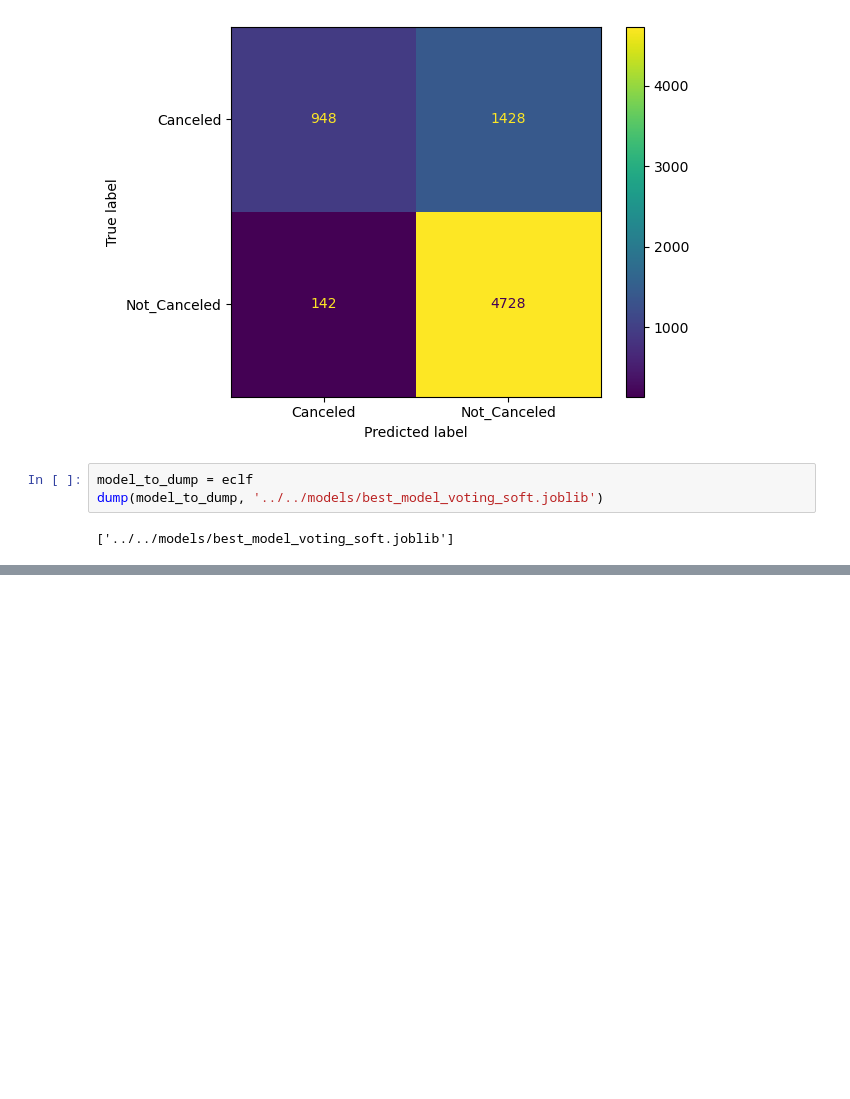
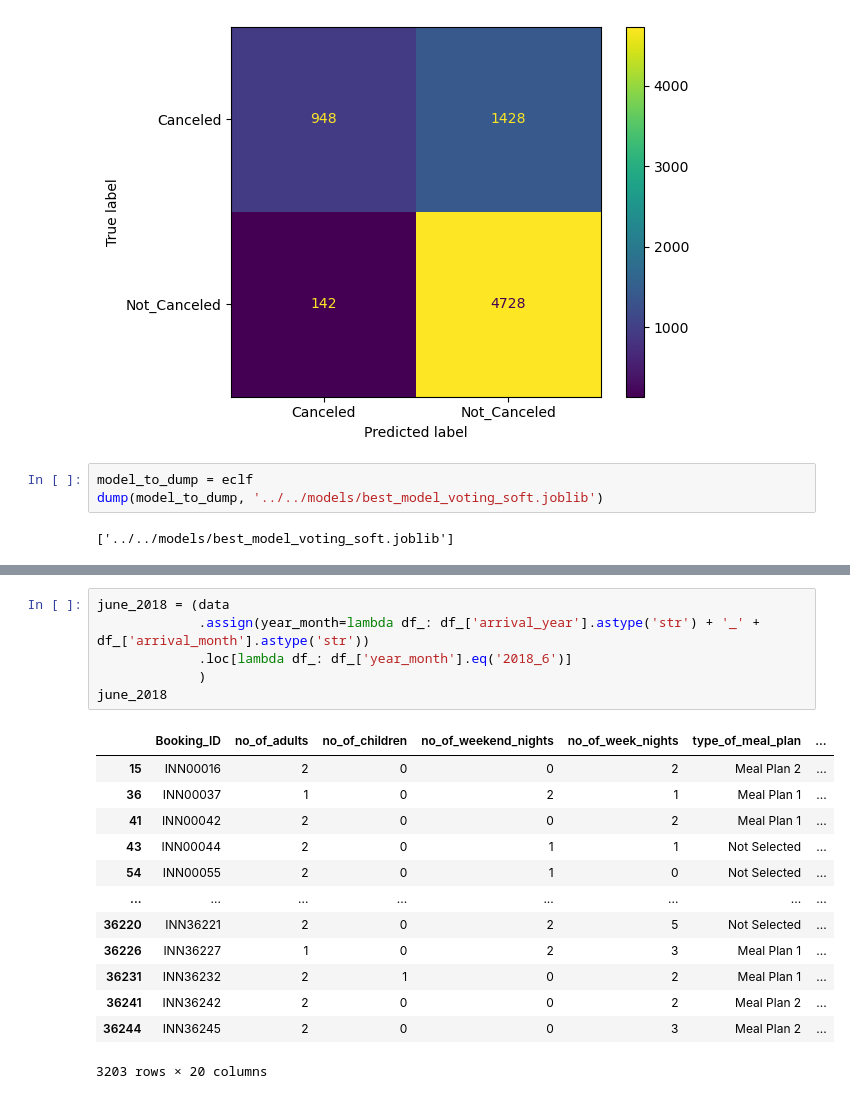
Before and after one commit to AndreasL7/hotel_reservation, a Jupyter notebook: notebook/exploratory/combined_llm_predictive.ipynb, the cells around one changed output, grey strips where cells are left out. Cells and saved outputs as stored; diff of their text form; blank space fills up the shorter version.

```diff
--- a/notebook/exploratory/combined_llm_predictive.ipynb
+++ b/notebook/exploratory/combined_llm_predictive.ipynb
@@ -1559,0 +1604,20 @@ dump(model_to_dump, '../../models/best_model_voting_soft.joblib')
+# %%
+june_2018 = (data
+             .assign(year_month=lambda df_: df_['arrival_year'].astype('str') + '_' + df_['arrival_month'].astype('str'))
+             .loc[lambda df_: df_['year_month'].eq('2018_6')]
+             )
+june_2018
+# %% [output]
+|  | Booking_ID | no_of_adults | no_of_children | no_of_weekend_nights | no_of_week_nights | type_of_meal_plan | ... |
+| 15 | INN00016 | 2 | 0 | 0 | 2 | Meal Plan 2 | ... |
+| 36 | INN00037 | 1 | 0 | 2 | 1 | Meal Plan 1 | ... |
+| 41 | INN00042 | 2 | 0 | 0 | 2 | Meal Plan 1 | ... |
+| 43 | INN00044 | 2 | 0 | 1 | 1 | Not Selected | ... |
+| 54 | INN00055 | 2 | 0 | 1 | 0 | Not Selected | ... |
+| ... | ... | ... | ... | ... | ... | ... | ... |
+| 36220 | INN36221 | 2 | 0 | 2 | 5 | Not Selected | ... |
+| 36226 | INN36227 | 1 | 0 | 2 | 3 | Meal Plan 1 | ... |
+| 36231 | INN36232 | 2 | 1 | 0 | 2 | Meal Plan 1 | ... |
+| 36241 | INN36242 | 2 | 0 | 0 | 2 | Meal Plan 2 | ... |
+| 36244 | INN36245 | 2 | 0 | 0 | 3 | Meal Plan 2 | ... |
+3203 rows × 20 columns
```
Also changed, not shown: parts of 10 cells of this notebook, 2 other files.
